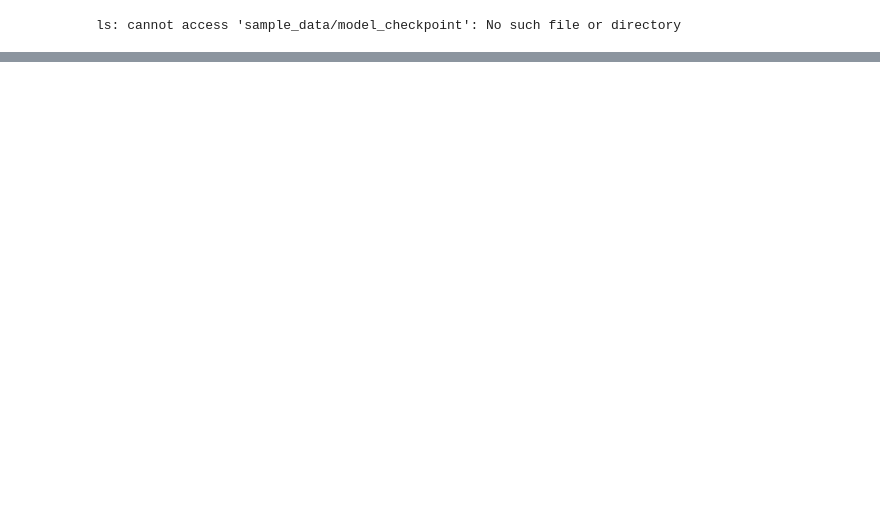
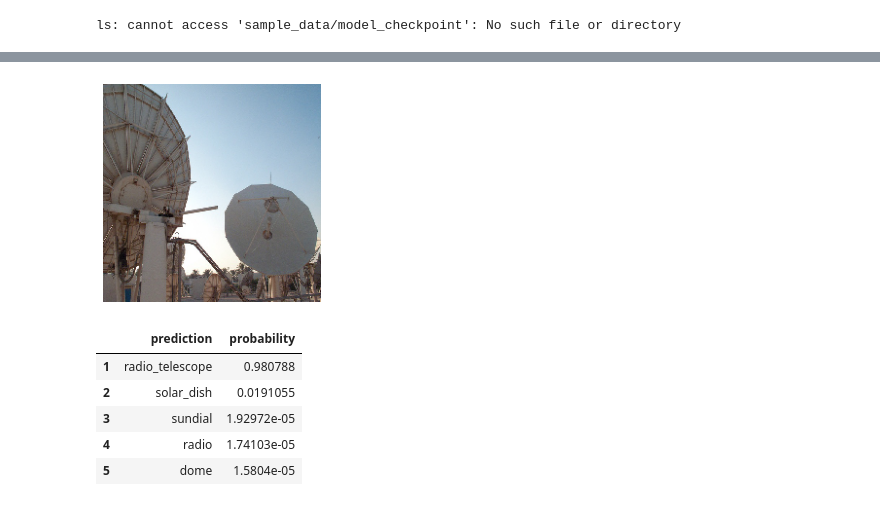
Before and after one commit to ravitata/tensorflow2, a Jupyter notebook: c1w4_work.ipynb, the cells around one changed output, grey strips where cells are left out. Saved outputs shown, nothing was run; the diff lists cells and outputs as text; code cells hidden in the pictures; blank space fills up the shorter version.

```diff
--- a/c1w4_work.ipynb
+++ b/c1w4_work.ipynb
@@ -287,0 +354,10 @@ ls: cannot access 'sample_data/model_checkpoint': No such file or directory
+# %%
+get_top5_predictions(satellite_img)
+# %% [output]
+[figure, added]
+|  | prediction | probability |
+| 1 | radio_telescope | 0.980788 |
+| 2 | solar_dish | 0.0191055 |
+| 3 | sundial | 1.92972e-05 |
+| 4 | radio | 1.74103e-05 |
+| 5 | dome | 1.5804e-05 |
```
Also changed, not shown: parts of 32 cells of this notebook.
